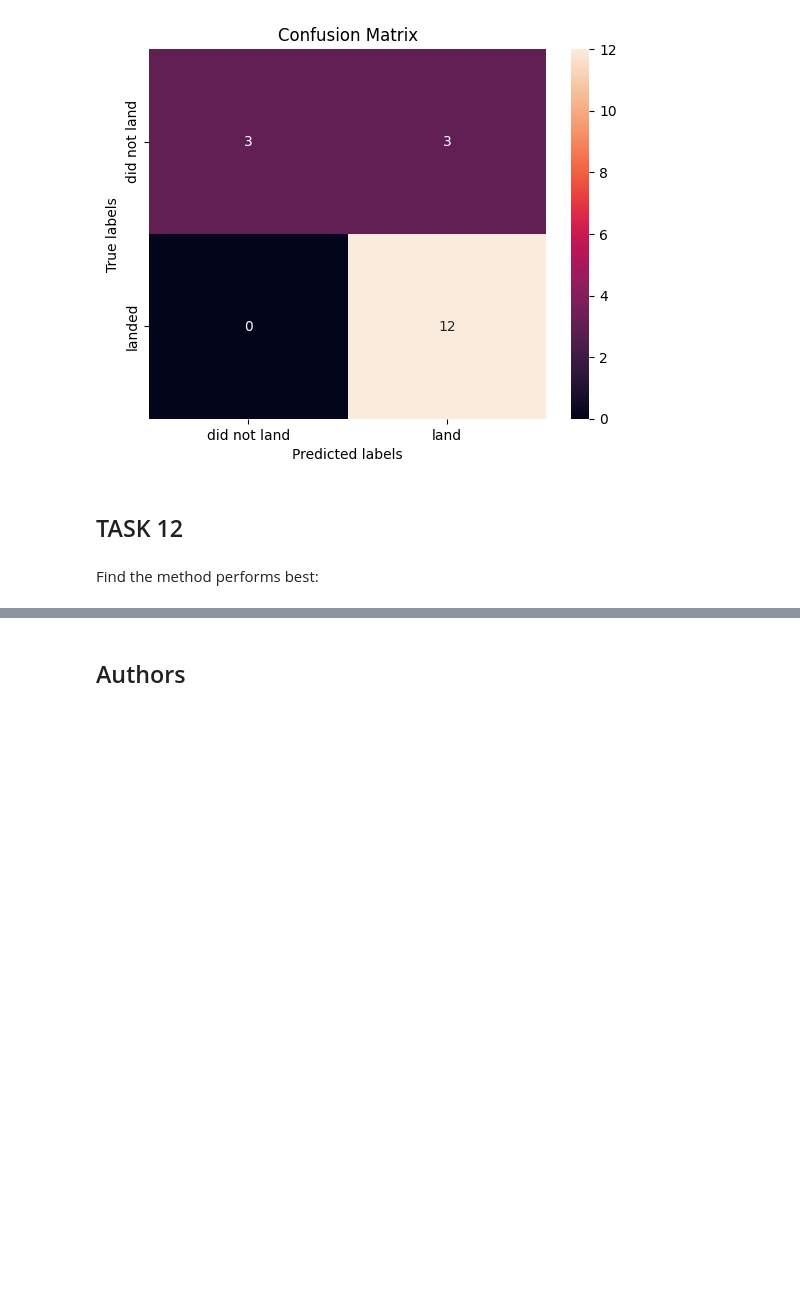
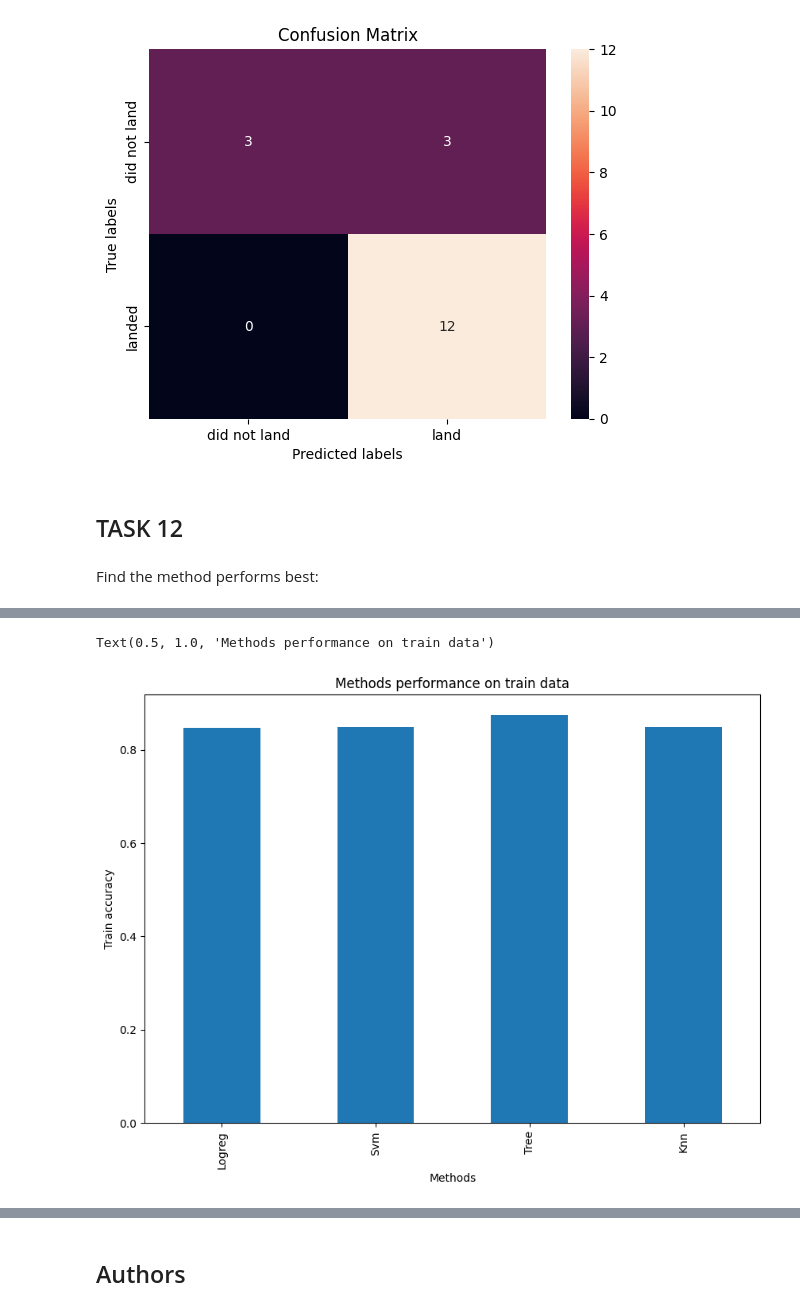
Before and after one commit to fpj-engmgr/spacey, a Jupyter notebook: notebooks/SpaceX_Machine Learning Prediction_Part_5.ipynb, the cells around one changed output, grey strips where cells are left out. Drawn from its saved outputs; the diff is of its cells as text; code cells hidden in the pictures; blank space fills up the shorter version.

```diff
--- a/notebooks/SpaceX_Machine Learning Prediction_Part_5.ipynb
+++ b/notebooks/SpaceX_Machine Learning Prediction_Part_5.ipynb
@@ -246,0 +243,3 @@ Test accuracy:  0.8333333333333334
+# %%
+acc_svm_test_data = svm_cv.score(X_test, Y_test)
+print("Accuracy on test data :", acc_svm_test_data)
@@ -291,0 +289,3 @@ Test accuracy:  0.8333333333333334
+# %%
+acc_tree_test_data = tree_cv.score(X_test, Y_test)
+print("Accuracy on test data :", acc_tree_test_data)
@@ -330,0 +329,3 @@ Test accuracy:  0.8333333333333334
+# %%
+acc_knn_test_data = knn_cv.score(X_test, Y_test)
+print("Accuracy on test data :", acc_knn_test_data)
@@ -343,5 +346,20 @@ Find the method performs best:
 index = np.argmax([logreg_cv.best_score_, svm_cv.best_score_, tree_cv.best_score_, knn_cv.best_score_])
 models = [logreg_cv, svm_cv, tree_cv, knn_cv]
 print('Best performing model is \n',models[index].best_estimator_)
+#
+
+methods = ['Logreg','Svm','Tree','Knn']
+accs_train = [logreg_cv.best_score_, svm_cv.best_score_, tree_cv.best_score_, knn_cv.best_score_]
+accs_test = [acc_logreg_test_data, acc_svm_test_data, acc_tree_test_data, acc_knn_test_data]
+
+dict_meth_accs = {}
+
+for i in range(len(methods)):
+    dict_meth_accs[methods[i]] = [accs_train[i], accs_test[i]]
+
+df = pd.DataFrame.from_dict(dict_meth_accs, orient='index')
+df.rename(columns={0: 'Accuracy Train', 1: 'Accuracy Test'}, inplace = True)
+
+df.head()
 # %% [output]
 Best performing model is
@@ -349,0 +398,9 @@ Best performing model is
+# %%
+acc_train_methods = df["Accuracy Train"]
+ax = acc_train_methods.plot(kind='bar', figsize=(10, 7))
+ax.set_xlabel("Methods")
+ax.set_ylabel("Train accuracy")
+ax.set_title("Methods performance on train data")
+# %% [output]
+Text(0.5, 1.0, 'Methods performance on train data')
+[figure, added]
```
Also changed, not shown: parts of 18 cells of this notebook, 1 other file.
